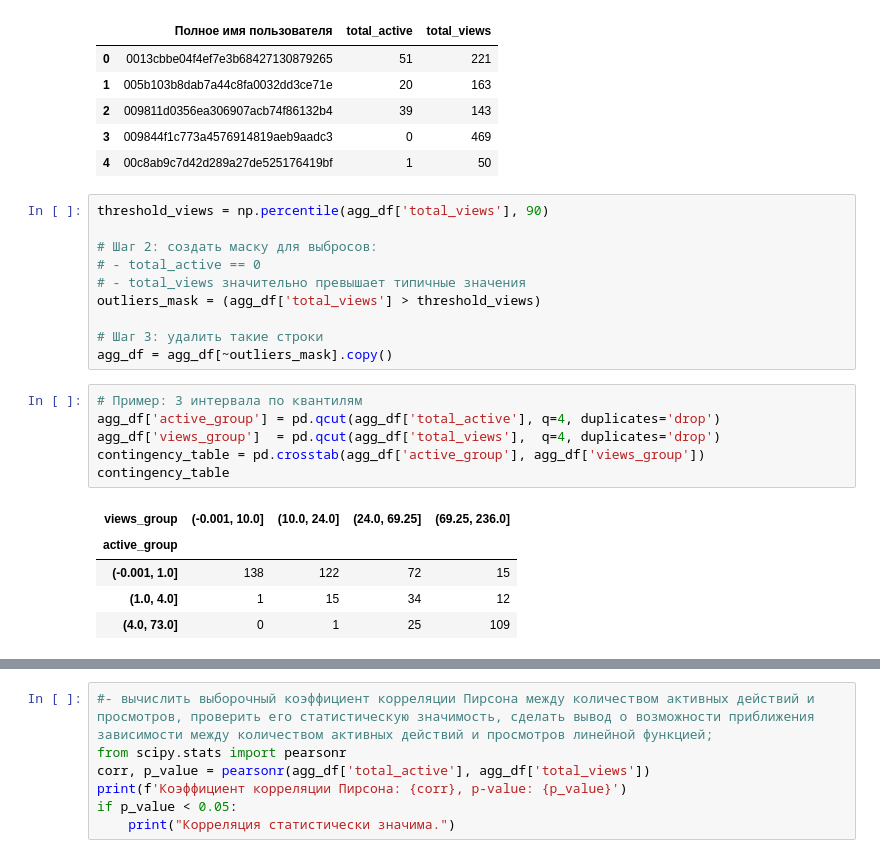
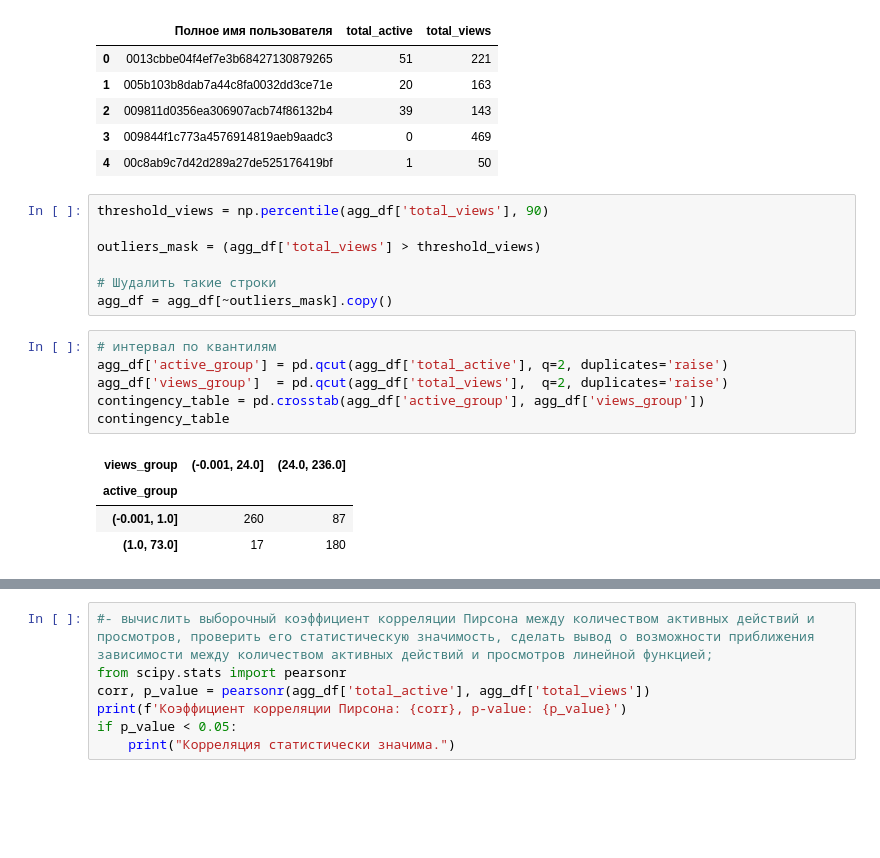
Before and after one commit to DaniilPominov/data_science, a Jupyter notebook: src/project/Задание_Анализ цифрового следа.ipynb, the cells around one changed output, grey strips where cells are left out. Cells and saved outputs as stored; diff of their text form; blank space fills up the shorter version.

```diff
--- a/src/project/Задание_Анализ цифрового следа.ipynb
+++ b/src/project/Задание_Анализ цифрового следа.ipynb
@@ -115,25 +115,21 @@ agg_df.head()
 # %%
 threshold_views = np.percentile(agg_df['total_views'], 90)
 
-# Шаг 2: создать маску для выбросов:
-# - total_active == 0
-# - total_views значительно превышает типичные значения
 outliers_mask = (agg_df['total_views'] > threshold_views)
 
-# Шаг 3: удалить такие строки
+# Шудалить такие строки
 agg_df = agg_df[~outliers_mask].copy()
 # %%
-# Пример: 3 интервала по квантилям
-agg_df['active_group'] = pd.qcut(agg_df['total_active'], q=4, duplicates='drop')
-agg_df['views_group']  = pd.qcut(agg_df['total_views'],  q=4, duplicates='drop')
+# интервал по квантилям
+agg_df['active_group'] = pd.qcut(agg_df['total_active'], q=2, duplicates='raise')
+agg_df['views_group']  = pd.qcut(agg_df['total_views'],  q=2, duplicates='raise')
 contingency_table = pd.crosstab(agg_df['active_group'], agg_df['views_group'])
 contingency_table
 # %% [output]
-| views_group | (-0.001, 10.0] | (10.0, 24.0] | (24.0, 69.25] | (69.25, 236.0] |
-| active_group |  |  |  |  |
-| (-0.001, 1.0] | 138 | 122 | 72 | 15 |
-| (1.0, 4.0] | 1 | 15 | 34 | 12 |
-| (4.0, 73.0] | 0 | 1 | 25 | 109 |
+| views_group | (-0.001, 24.0] | (24.0, 236.0] |
+| active_group |  |  |
+| (-0.001, 1.0] | 260 | 87 |
+| (1.0, 73.0] | 17 | 180 |
 # %%
 #проверить гипотезу о наличии связи между активными действиями в электронном курсе и просмотрами.
 #роверить гипотезу независимости критерием хи-квадрат Пирсона (учесть замечание по использованию критерия: $\nu_{ij}>5$).
```
Also changed, not shown: parts of 13 cells of this notebook.
